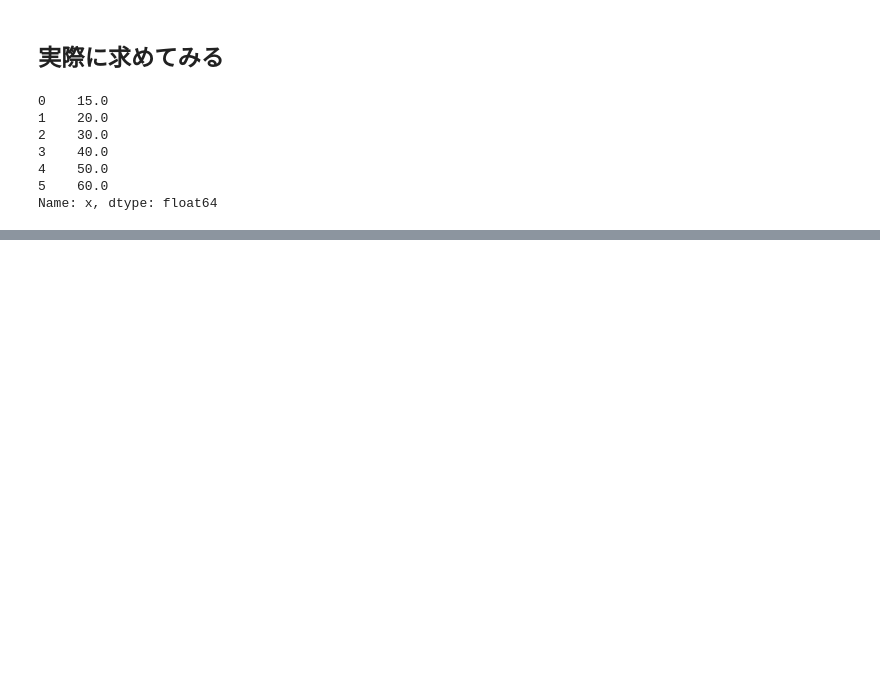
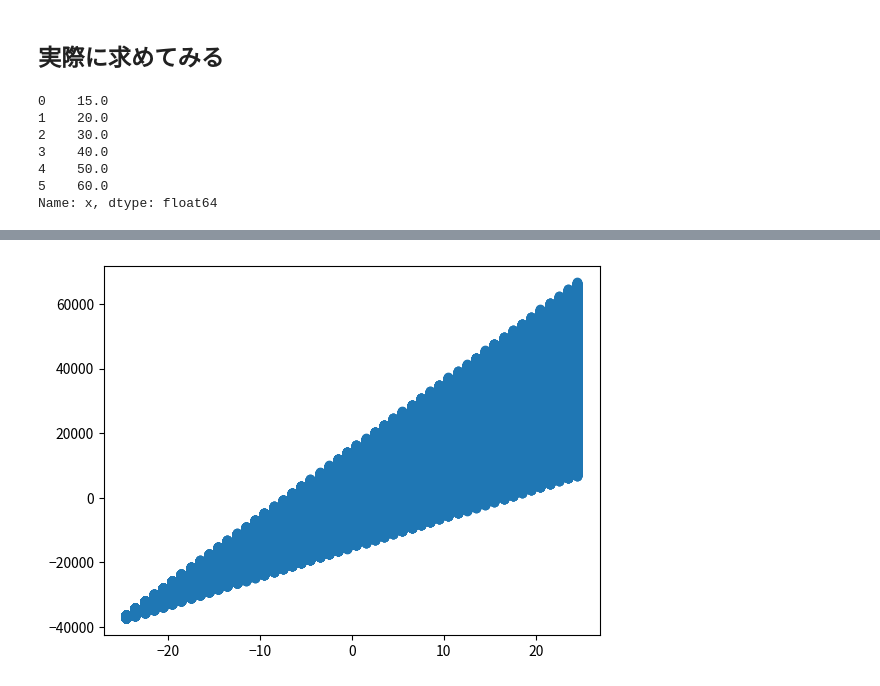
Before and after one commit to takarotoooooo/learning-for-ml, a Jupyter notebook: notebook/回帰分析/01-simple-regression-analysis.ipynb, the cells around one changed output, grey strips where cells are left out. Saved outputs shown, nothing was run; the diff lists cells and outputs as text; code cells hidden in the pictures; blank space fills up the shorter version.

```diff
--- a/notebook/回帰分析/01-simple-regression-analysis.ipynb
+++ b/notebook/回帰分析/01-simple-regression-analysis.ipynb
@@ -118,0 +154,14 @@ plt.show()
+# %%
+# センタリング
+## 平均の算出
+mean_lineitem_pd = lineitem_pd.mean()
+centering_lineitem_pd = lineitem_pd - mean_lineitem_pd
+
+centering_quantities = centering_lineitem_pd['QUANTITY']
+centering_extended_prices = centering_lineitem_pd['EXTENDED_PRICE']
+
+# センタリング後の散布図
+plt.scatter(centering_quantities, centering_extended_prices)
+plt.show()
+# %% [output]
+[figure, added]
```
Also changed, not shown: parts of 14 cells of this notebook.
